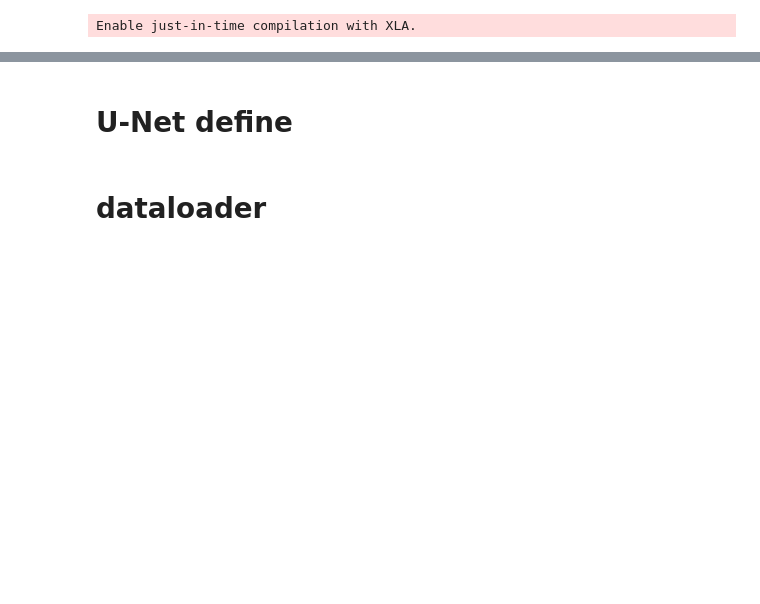
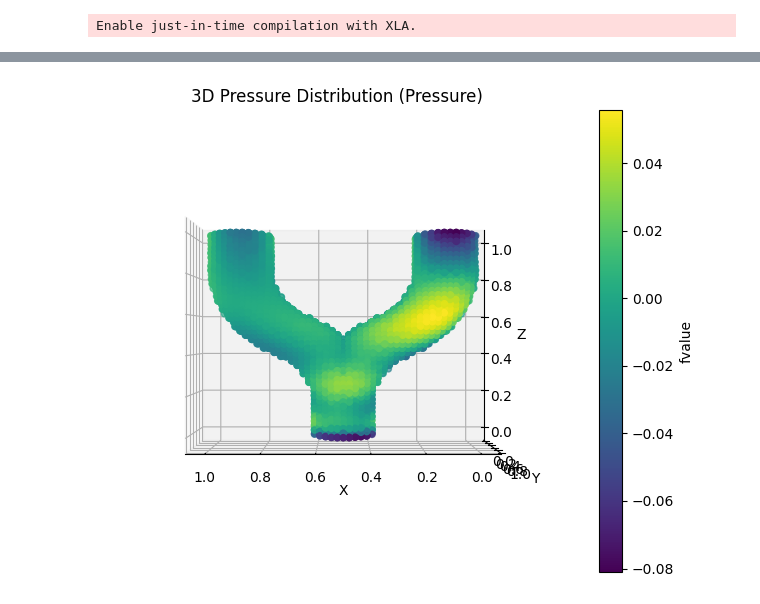
Before and after one commit to Ssurf777/U-Net_pipe_flow, a Jupyter notebook: DeepXDE_pipe_flow_v3.ipynb, the cells around one changed output, grey strips where cells are left out. Drawn from its saved outputs; the diff is of its cells as text; code cells hidden in the pictures; blank space fills up the shorter version.

```diff
--- a/DeepXDE_pipe_flow_v3.ipynb
+++ b/DeepXDE_pipe_flow_v3.ipynb
@@ -367,0 +363,10 @@ Mean residual: 0.010653259
+# %%
+# Evaluation
+eval_points = geom.uniform_points(100000)
+
+f = model.predict(eval_points, operator=Navier_Stokes_Equation_scale)
+
+x_pre = eval_points[:, 0]
+y_pre = eval_points[:, 1]
+z_pre = eval_points[:, 2]
+p_pre = f[3]
@@ -368,3 +375,29 @@ Mean residual: 0.010653259
+# %%
+from sklearn.neighbors import KDTree
+import numpy as np
+
+all_points = np.stack([x_pre, y_pre, z_pre], axis=1)
+tree = KDTree(ob_xyz)
+dist, _ = tree.query(all_points, k=1)
+mask = dist.flatten() < 0.01
+
+x_vis = x_pre[mask]
+y_vis = y_pre[mask]
+z_vis = z_pre[mask]
+p_vis = p_pre[mask]
+
+fig = plt.figure(figsize=(8, 6))
+ax = fig.add_subplot(111, projection='3d')
+sc = ax.scatter(x_vis, y_vis, z_vis, c=p_vis, cmap='viridis', marker='o')
+plt.colorbar(sc, ax=ax, label='fvalue')
+ax.set_xlabel('X')
+ax.set_ylabel('Y')
+ax.set_zlabel('Z')
+ax.set_title('3D Pressure Distribution (Pressure)')
+ax.view_init(elev=0, azim=90)
+plt.show()
+# %% [output]
+[figure, added]
 # %%
 # BCを定義　たとえば入り口の圧力をMaxで設定するなど
 # %%
@@ -375,5 +408,3 @@ observe_v = dde.icbc.PointSetBC(ob_xyt, ob_v, component=1)
 observe_w = dde.icbc.PointSetBC(ob_xyt, ob_v, component=2)
 observe_p = dde.icbc.PointSetBC(ob_xyt, ob_p, component=3)
 '''
-# %% [markdown]
-# U-Net define
@@ -441,2 +410,0 @@ class PointUNet(nn.Module):
-# %% [markdown]
-# dataloader
```
Also changed, not shown: parts of 26 cells of this notebook.
